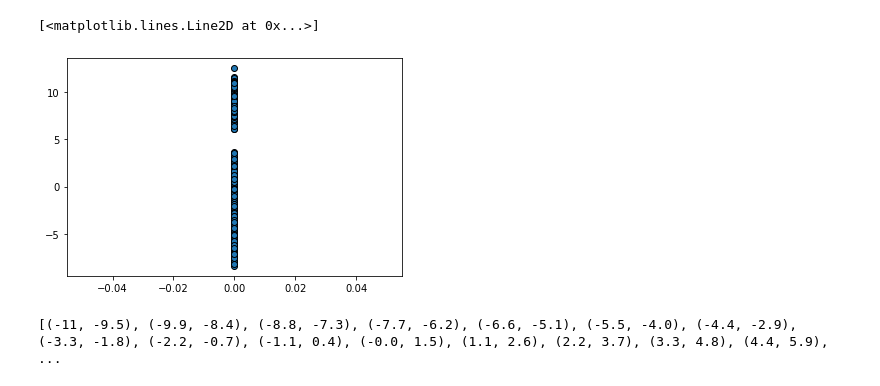
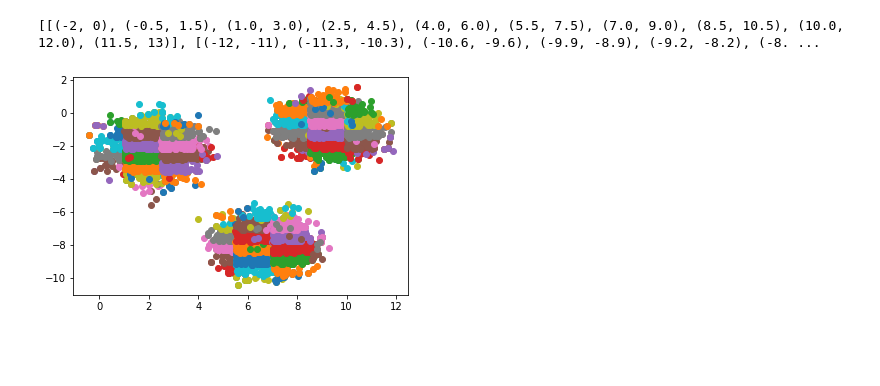
Before and after one commit to ThisWasntTaken/Topology-Mapper, a Jupyter notebook: notebook.ipynb, the cells around one changed output. Cells and saved outputs as stored; diff of their text form; code cells hidden in the pictures; blank space fills up the shorter version.

```diff
--- a/notebook.ipynb
+++ b/notebook.ipynb
@@ -74,26 +38,26 @@ plt.show()
-# %%
-plt.plot([0] * len(y), y, 'o', markeredgecolor='k', markersize=6)
-# %% [output]
-[<matplotlib.lines.Line2D at 0x...>]
-[figure, removed]
 # %%
-def get_cover(domain, interval_len, overlap):
-    domain_min = domain[0]
-    domain_max = domain[1]
-    intervals = []
-    upto_low, upto_high = domain_min, domain_min + interval_len
-    while True:
-        if upto_high >= domain_max:
-            intervals.append((upto_low, domain_max))
-            break
+def get_cover(range_, interval_len, overlap):
+    assert len(range_) == len(interval_len) == len(overlap), "Dimension mismatch!"
+    cover = []
+    for i in range(len(range_)):
+        range_min = range_[i][0]
+        range_max = range_[i][1]
+        intervals = []
+        upto_low, upto_high = range_min, range_min + interval_len[i]
+        while True:
+            if upto_high >= range_max:
+                intervals.append((upto_low, range_max))
+                break
 
-        intervals.append((round(upto_low, 2), round(upto_high, 2)))
-        upto_low += (interval_len - overlap)
-        upto_high += (interval_len - overlap)
+            intervals.append((round(upto_low, 10), round(upto_high, 10)))
+            upto_low += (interval_len[i] - overlap[i])
+            upto_high += (interval_len[i] - overlap[i])
 
-    return intervals
+        cover.append(intervals)
 
-intervals = get_cover(domain = (-11, 11), interval_len = 1.5, overlap = 0.4)
-print(intervals)
+    return cover
+
+cover = get_cover(range_ = [(-2, 13), (-12, 3)], interval_len = [2, 1], overlap = [0.5, 0.3])
+print(cover)
 # %% [output]
-[(-11, -9.5), (-9.9, -8.4), (-8.8, -7.3), (-7.7, -6.2), (-6.6, -5.1), (-5.5, -4.0), (-4.4, -2.9), (-3.3, -1.8), (-2.2, -0.7), (-1.1, 0.4), (-0.0, 1.5), (1.1, 2.6), (2.2, 3.7), (3.3, 4.8), (4.4, 5.9),  ...
+[[(-2, 0), (-0.5, 1.5), (1.0, 3.0), (2.5, 4.5), (4.0, 6.0), (5.5, 7.5), (7.0, 9.0), (8.5, 10.5), (10.0, 12.0), (11.5, 13)], [(-12, -11), (-11.3, -10.3), (-10.6, -9.6), (-9.9, -8.9), (-9.2, -8.2), (-8. ...
@@ -100 +149,20 @@ print(intervals)
+# %%
+clusters_list = [list(cluster) for cluster in clusters]
+X = [[p[0] for p in cluster] for cluster in clusters_list]
+Y = [[p[1] for p in cluster] for cluster in clusters_list]
+labels = range(1, len(X) + 1)
+
+fig = plt.figure()
+ax = fig.add_subplot(111)
+
+colormap = plt.cm.gist_ncar
+colorst = [colormap(i) for i in np.linspace(0, 0.9,len(ax.collections))]
+for t,j1 in enumerate(ax.collections):
+    j1.set_color(colorst[t])
+
+
+for x,y,lab in zip(X,Y,labels):
+        ax.scatter(x,y,label=lab)
+# %% [output]
+[figure, added]
 # %%
```
Also changed, not shown: parts of 9 cells of this notebook, 8 other files.
